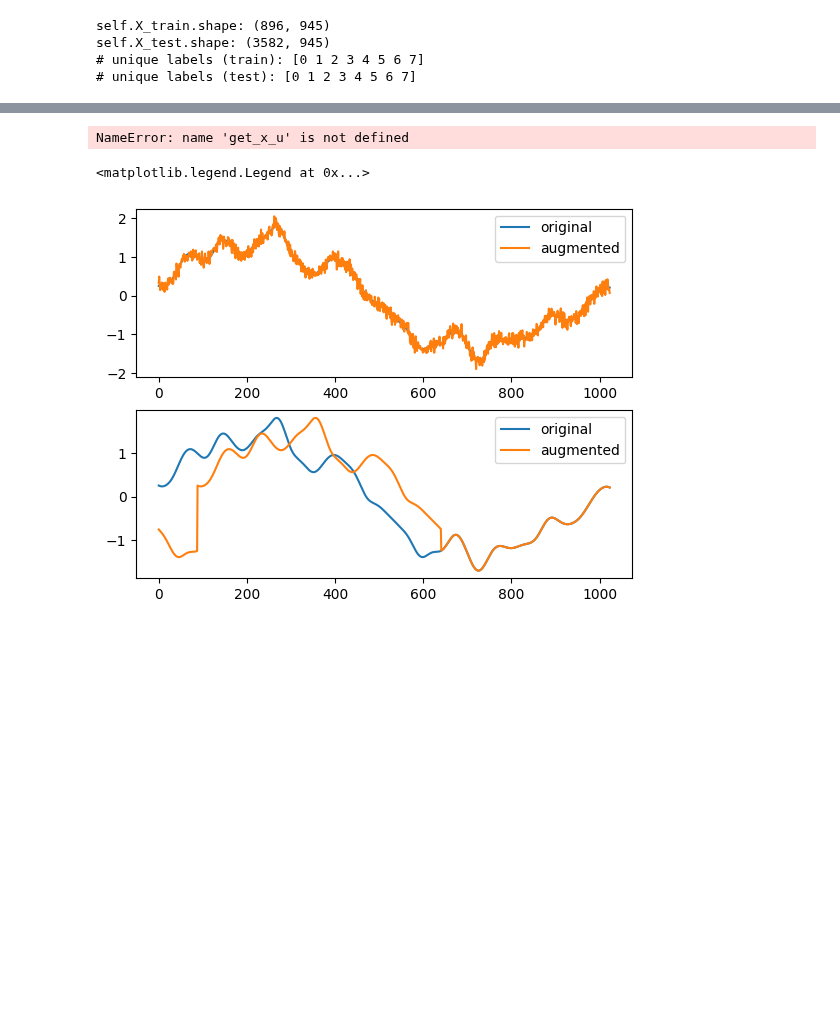
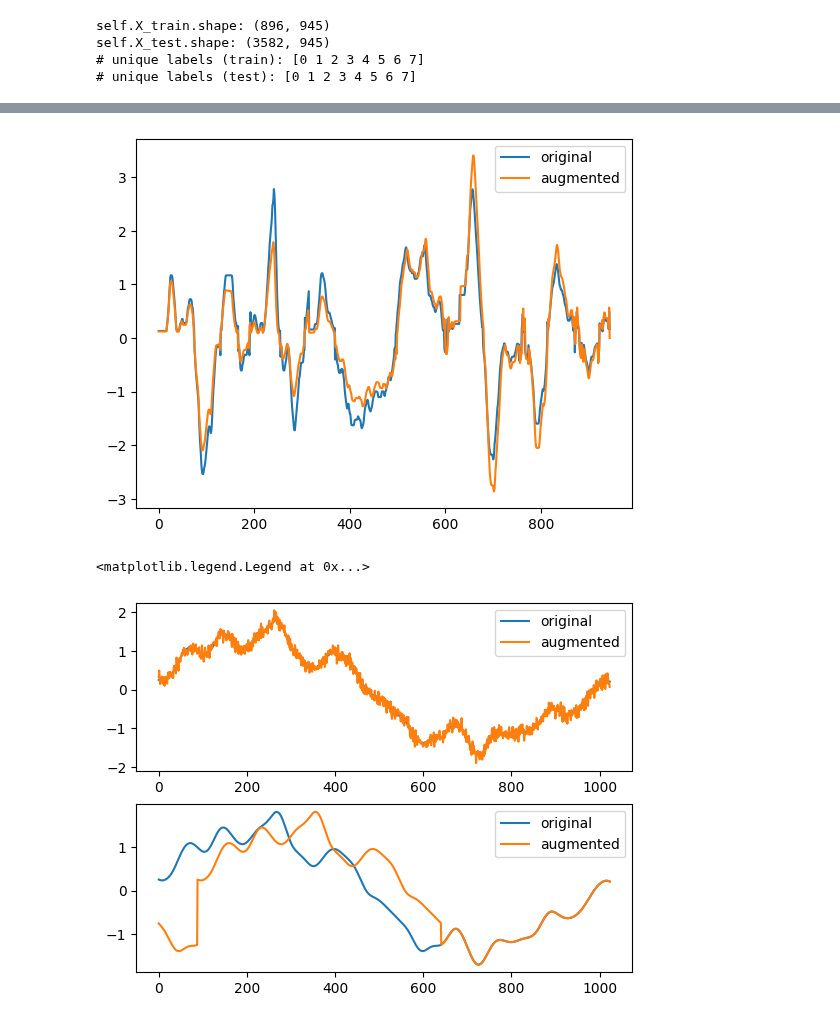
Before and after one commit to erlendlokna/Generative-SSL-VQVAE-modelling, a Jupyter notebook: examine_augmentations.ipynb, the cells around one changed output, grey strips where cells are left out. Drawn from its saved outputs; the diff is of its cells as text; code cells hidden in the pictures; blank space fills up the shorter version.

```diff
--- a/examine_augmentations.ipynb
+++ b/examine_augmentations.ipynb
@@ -177,14 +203,19 @@ ValueError: num must be an integer with 1 <= num <= 12, not 13
 # %%
+
+config = load_yaml_param_settings("configs/config.yaml")
+
+
+aug = Augmenter(**config["augmentations"])
+
+
 x, _ = get_x_u()
 xaug = aug.augment(x)
 plt.plot(x, label="original")
-plt.show()
-plt.close()
 plt.plot(xaug, label="augmented")  # Include the augmented signal in the plot
 plt.legend()
 plt.show()#plot the original and augmented signals
 # %% [output]
-NameError: name 'get_x_u' is not defined
+[figure, added]
 # %%
 def add_gaussian_noise(*subx_views, mean=0, variance=1.0):
     """
```
Also changed, not shown: parts of 13 cells of this notebook, 8 other files.
